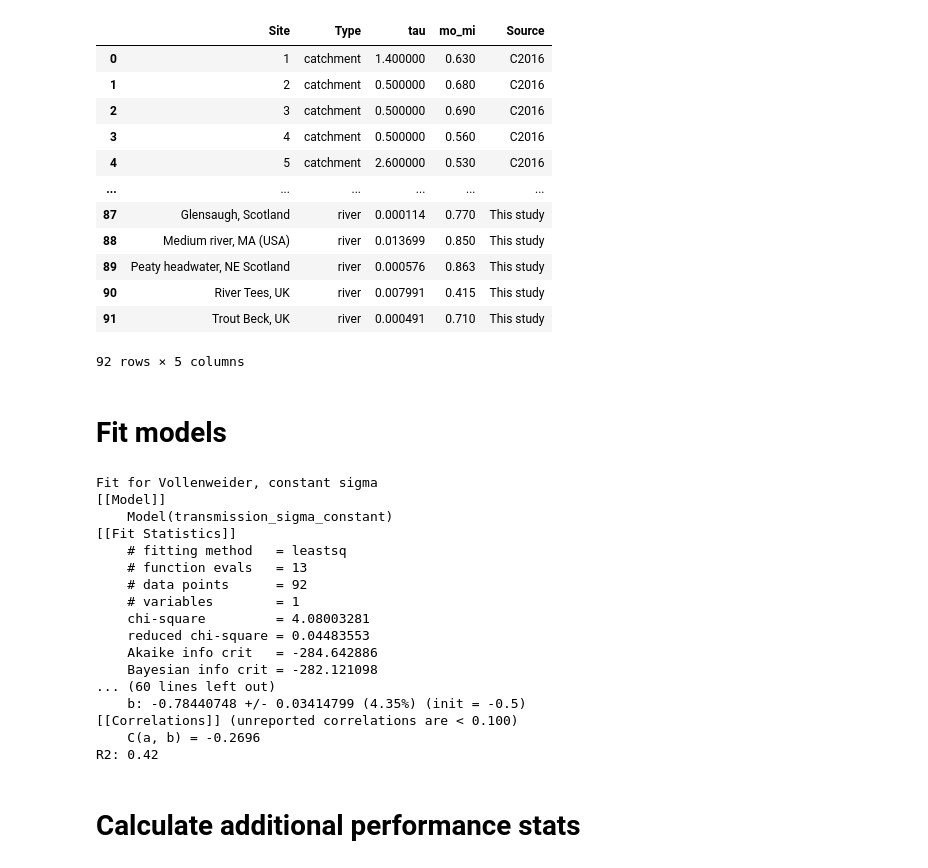
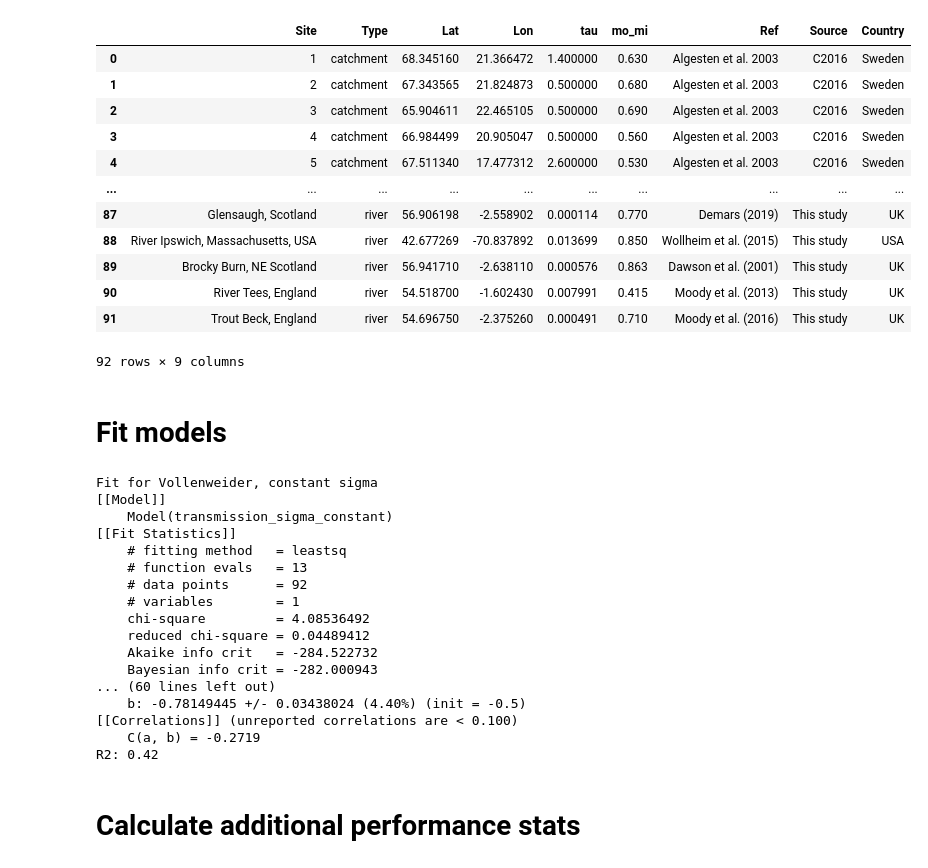
Before and after one commit to LeahJB/doc-retention, a Jupyter notebook: 02_fit_models_combined_dataset.ipynb, the cells around one changed output. Drawn from its saved outputs; the diff is of its cells as text; code cells hidden in the pictures.

```diff
--- a/02_fit_models_combined_dataset.ipynb
+++ b/02_fit_models_combined_dataset.ipynb
@@ -13,22 +20,21 @@ print(lmfit.__version__)
 # Read in data
 # %%
-df = pd.read_csv(r'data/combined_data_2025-04.csv')
-
+df = pd.read_csv(r'data/combined_data_2025-09.csv')
 df
 # %% [output]
-|  | Site | Type | tau | mo_mi | Source |
-| 0 | 1 | catchment | 1.400000 | 0.630 | C2016 |
-| 1 | 2 | catchment | 0.500000 | 0.680 | C2016 |
-| 2 | 3 | catchment | 0.500000 | 0.690 | C2016 |
-| 3 | 4 | catchment | 0.500000 | 0.560 | C2016 |
-| 4 | 5 | catchment | 2.600000 | 0.530 | C2016 |
-| ... | ... | ... | ... | ... | ... |
-| 87 | Glensaugh, Scotland | river | 0.000114 | 0.770 | This study |
-| 88 | Medium river, MA (USA) | river | 0.013699 | 0.850 | This study |
-| 89 | Peaty headwater, NE Scotland | river | 0.000576 | 0.863 | This study |
-| 90 | River Tees, UK | river | 0.007991 | 0.415 | This study |
-| 91 | Trout Beck, UK | river | 0.000491 | 0.710 | This study |
+|  | Site | Type | Lat | Lon | tau | mo_mi | Ref | Source | Country |
+| 0 | 1 | catchment | 68.345160 | 21.366472 | 1.400000 | 0.630 | Algesten et al. 2003 | C2016 | Sweden |
+| 1 | 2 | catchment | 67.343565 | 21.824873 | 0.500000 | 0.680 | Algesten et al. 2003 | C2016 | Sweden |
+| 2 | 3 | catchment | 65.904611 | 22.465105 | 0.500000 | 0.690 | Algesten et al. 2003 | C2016 | Sweden |
+| 3 | 4 | catchment | 66.984499 | 20.905047 | 0.500000 | 0.560 | Algesten et al. 2003 | C2016 | Sweden |
+| 4 | 5 | catchment | 67.511340 | 17.477312 | 2.600000 | 0.530 | Algesten et al. 2003 | C2016 | Sweden |
+| ... | ... | ... | ... | ... | ... | ... | ... | ... | ... |
+| 87 | Glensaugh, Scotland | river | 56.906198 | -2.558902 | 0.000114 | 0.770 | Demars (2019) | This study | UK |
+| 88 | River Ipswich, Massachusetts, USA | river | 42.677269 | -70.837892 | 0.013699 | 0.850 | Wollheim et al. (2015) | This study | USA |
+| 89 | Brocky Burn, NE Scotland | river | 56.941710 | -2.638110 | 0.000576 | 0.863 | Dawson et al. (2001) | This study | UK |
+| 90 | River Tees, England | river | 54.518700 | -1.602430 | 0.007991 | 0.415 | Moody et al. (2013) | This study | UK |
+| 91 | Trout Beck, England | river | 54.696750 | -2.375260 | 0.000491 | 0.710 | Moody et al. (2016) | This study | UK |
-92 rows × 5 columns
+92 rows × 9 columns
 # %% [markdown]
 # Fit models
 # %%
@@ -52,14 +58,14 @@ Fit for Vollenweider, constant sigma
     # function evals   = 13
     # data points      = 92
     # variables        = 1
-    chi-square         = 4.08003281
-    reduced chi-square = 0.04483553
-    Akaike info crit   = -284.642886
-    Bayesian info crit = -282.121098
+    chi-square         = 4.08536492
+    reduced chi-square = 0.04489412
+    Akaike info crit   = -284.522732
+    Bayesian info crit = -282.000943
 ... (60 lines left out)
-    b: -0.78440748 +/- 0.03414799 (4.35%) (init = -0.5)
+    b: -0.78149445 +/- 0.03438024 (4.40%) (init = -0.5)
 [[Correlations]] (unreported correlations are < 0.100)
-    C(a, b) = -0.2696
+    C(a, b) = -0.2719
 R2: 0.42
 # %% [markdown]
 # Calculate additional performance stats
```
Also changed, not shown: parts of 8 cells of this notebook, 58 other files.
